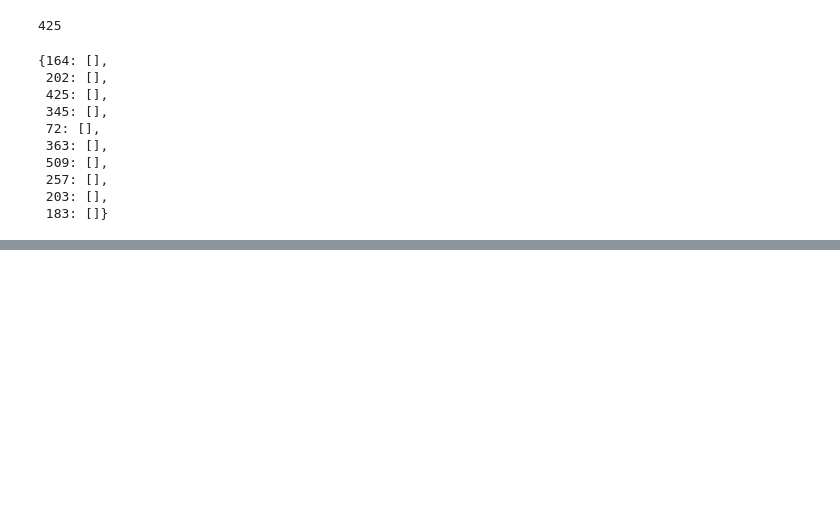
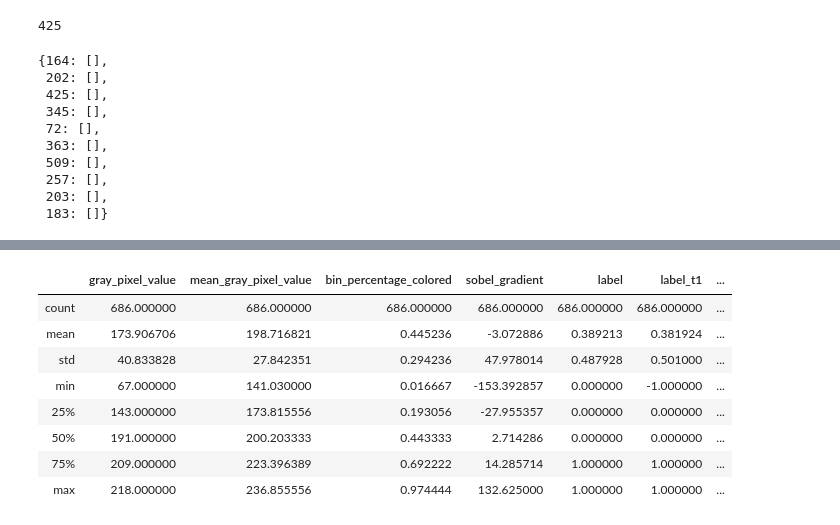
Before and after one commit to reiffd7/line_remover_, a Jupyter notebook: notebooks/df_explorer.ipynb, the cells around one changed output, grey strips where cells are left out. Cells and saved outputs as stored; diff of their text form; code cells hidden in the pictures; blank space fills up the shorter version.

```diff
--- a/notebooks/df_explorer.ipynb
+++ b/notebooks/df_explorer.ipynb
@@ -80,2 +82,14 @@ df_dict = {164: [df_164, 200.2], 202: [df_202, 200.5], 425: [df_425, 208.], 345:
+# %%
+df_345.describe()
+# %% [output]
+|  | gray_pixel_value | mean_gray_pixel_value | bin_percentage_colored | sobel_gradient | label | label_t1 | ... |
+| count | 686.000000 | 686.000000 | 686.000000 | 686.000000 | 686.000000 | 686.000000 | ... |
+| mean | 173.906706 | 198.716821 | 0.445236 | -3.072886 | 0.389213 | 0.381924 | ... |
+| std | 40.833828 | 27.842351 | 0.294236 | 47.978014 | 0.487928 | 0.501000 | ... |
+| min | 67.000000 | 141.030000 | 0.016667 | -153.392857 | 0.000000 | -1.000000 | ... |
+| 25% | 143.000000 | 173.815556 | 0.193056 | -27.955357 | 0.000000 | 0.000000 | ... |
+| 50% | 191.000000 | 200.203333 | 0.443333 | 2.714286 | 0.000000 | 0.000000 | ... |
+| 75% | 209.000000 | 223.396389 | 0.692222 | 14.285714 | 1.000000 | 1.000000 | ... |
+| max | 218.000000 | 236.855556 | 0.974444 | 132.625000 | 1.000000 | 1.000000 | ... |
 # %%
 def add_pixel_difference(df, pixel):
```
Also changed, not shown: parts of 8 cells of this notebook, 14 other files.
